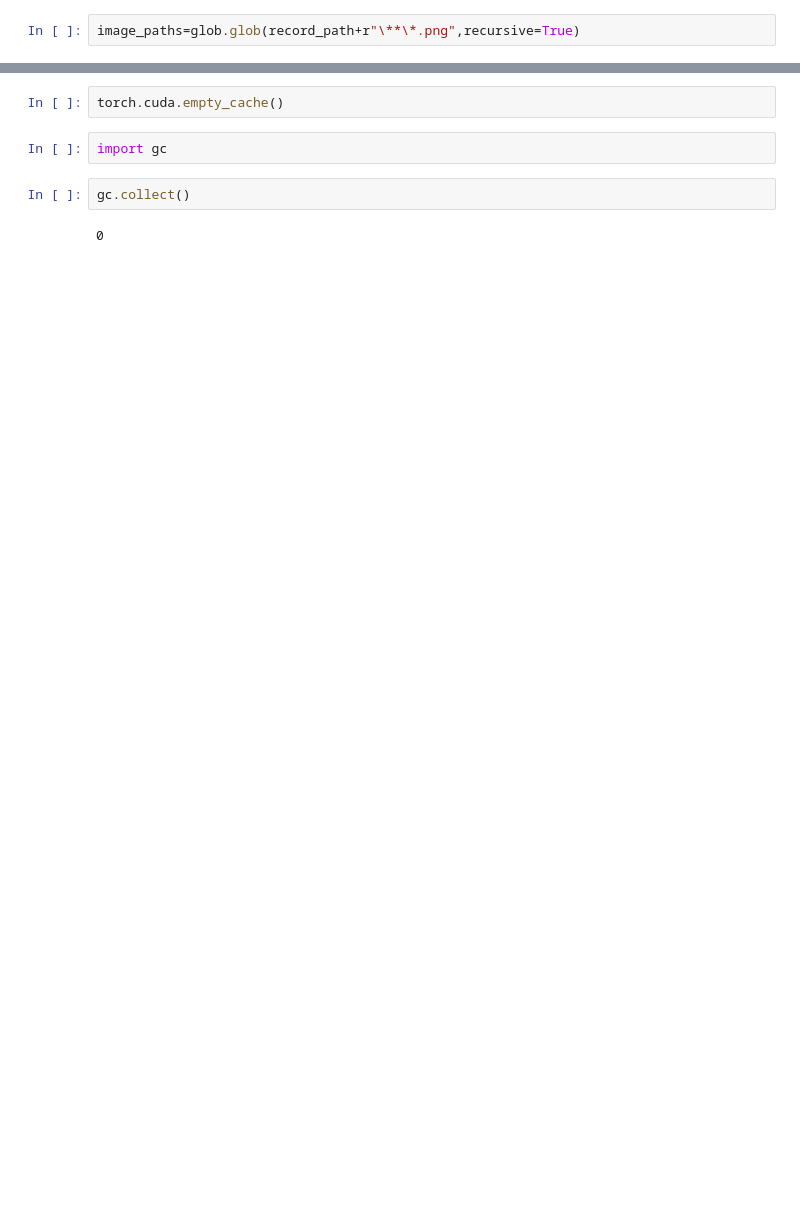
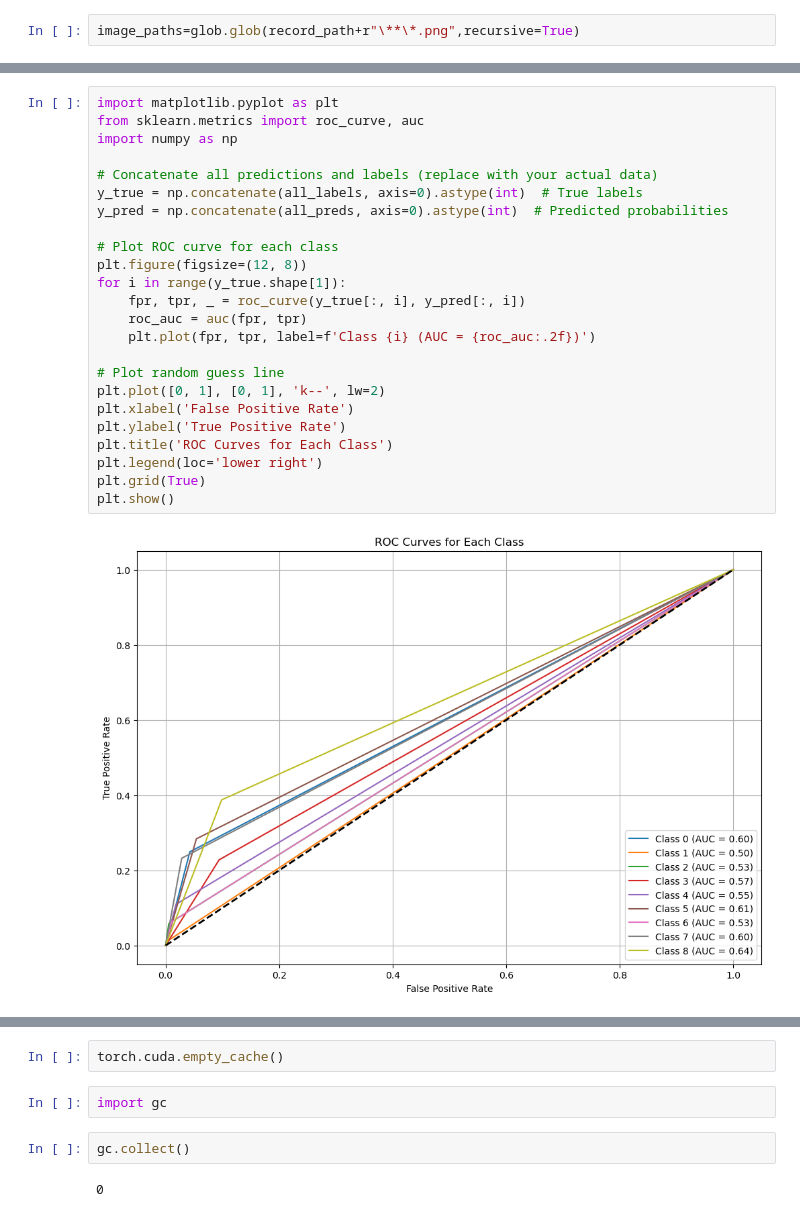
Before and after one commit to LaskawiecPiotr/X-ray-disease-detection, a Jupyter notebook: pretrained model.ipynb, the cells around one changed output, grey strips where cells are left out. Drawn from its saved outputs; the diff is of its cells as text; blank space fills up the shorter version.

```diff
--- a/pretrained model.ipynb
+++ b/pretrained model.ipynb
@@ -320,3 +377,29 @@ Recall(output_transform=logits_transform,average=False).attach(evaluator, "Recal
+# %%
+import matplotlib.pyplot as plt
+from sklearn.metrics import roc_curve, auc
+import numpy as np
+
+# Concatenate all predictions and labels (replace with your actual data)
+y_true = np.concatenate(all_labels, axis=0).astype(int)  # True labels
+y_pred = np.concatenate(all_preds, axis=0).astype(int)  # Predicted probabilities
+
+# Plot ROC curve for each class
+plt.figure(figsize=(12, 8))
+for i in range(y_true.shape[1]):
+    fpr, tpr, _ = roc_curve(y_true[:, i], y_pred[:, i])
+    roc_auc = auc(fpr, tpr)
+    plt.plot(fpr, tpr, label=f'Class {i} (AUC = {roc_auc:.2f})')
+
+# Plot random guess line
+plt.plot([0, 1], [0, 1], 'k--', lw=2)
+plt.xlabel('False Positive Rate')
+plt.ylabel('True Positive Rate')
+plt.title('ROC Curves for Each Class')
+plt.legend(loc='lower right')
+plt.grid(True)
+plt.show()
+# %% [output]
+[figure, added]
 # %%
 df_test=pd.read_parquet("df_test.parquet")
 df_test=df_test[["Image Index"]+[i for i in diseases if i not in rare_diseases]]
```
Also changed, not shown: parts of 27 cells of this notebook, 5 other files.
